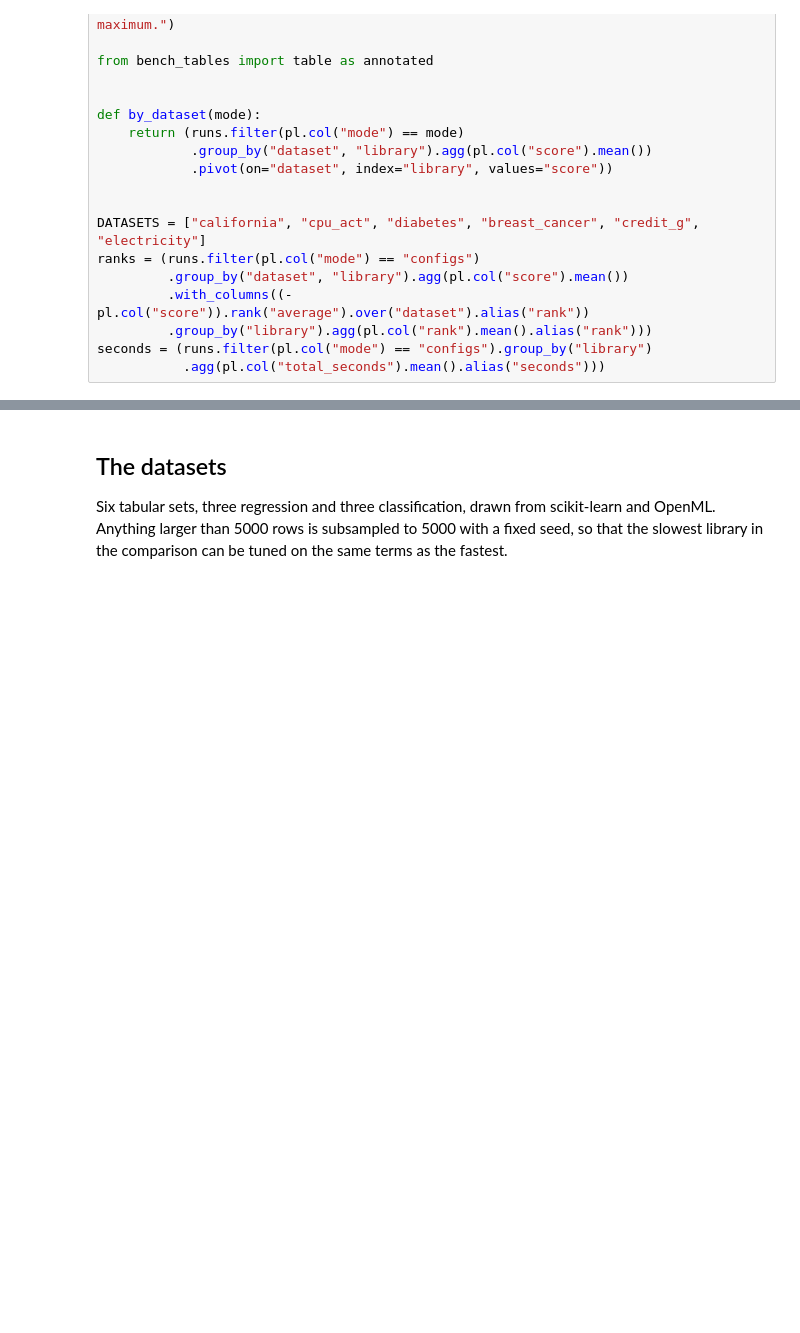
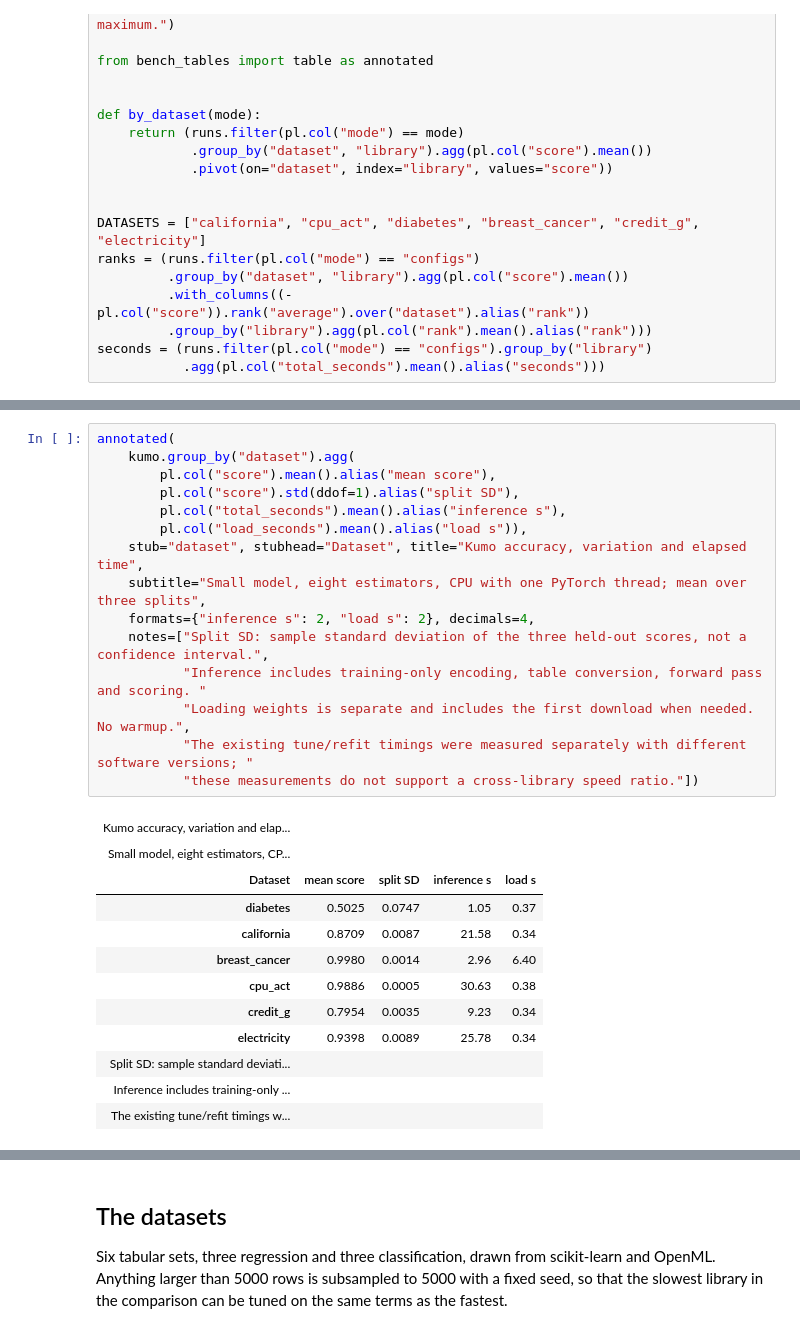
Before and after one commit to fcela/mboostrs, a Jupyter notebook: docs/book/cases/library_comparison.ipynb, the cells around one changed output, grey strips where cells are left out. Saved outputs shown, nothing was run; the diff lists cells and outputs as text; blank space fills up the shorter version.

```diff
--- a/docs/book/cases/library_comparison.ipynb
+++ b/docs/book/cases/library_comparison.ipynb
@@ -136,0 +226,28 @@ annotated(
+# %%
+annotated(
+    kumo.group_by("dataset").agg(
+        pl.col("score").mean().alias("mean score"),
+        pl.col("score").std(ddof=1).alias("split SD"),
+        pl.col("total_seconds").mean().alias("inference s"),
+        pl.col("load_seconds").mean().alias("load s")),
+    stub="dataset", stubhead="Dataset", title="Kumo accuracy, variation and elapsed time",
+    subtitle="Small model, eight estimators, CPU with one PyTorch thread; mean over three splits",
+    formats={"inference s": 2, "load s": 2}, decimals=4,
+    notes=["Split SD: sample standard deviation of the three held-out scores, not a confidence interval.",
+           "Inference includes training-only encoding, table conversion, forward pass and scoring. "
+           "Loading weights is separate and includes the first download when needed. No warmup.",
+           "The existing tune/refit timings were measured separately with different software versions; "
+           "these measurements do not support a cross-library speed ratio."])
+# %% [output]
+| Kumo accuracy, variation and elap... |  |  |  |  |
+| Small model, eight estimators, CP... |  |  |  |  |
+| Dataset | mean score | split SD | inference s | load s |
+| diabetes | 0.5025 | 0.0747 | 1.05 | 0.37 |
+| california | 0.8709 | 0.0087 | 21.58 | 0.34 |
+| breast_cancer | 0.9980 | 0.0014 | 2.96 | 6.40 |
+| cpu_act | 0.9886 | 0.0005 | 30.63 | 0.38 |
+| credit_g | 0.7954 | 0.0035 | 9.23 | 0.34 |
+| electricity | 0.9398 | 0.0089 | 25.78 | 0.34 |
+| Split SD: sample standard deviati... |  |  |  |  |
+| Inference includes training-only ... |  |  |  |  |
+| The existing tune/refit timings w... |  |  |  |  |
```
Also changed, not shown: parts of 10 cells of this notebook, 4 other files.
